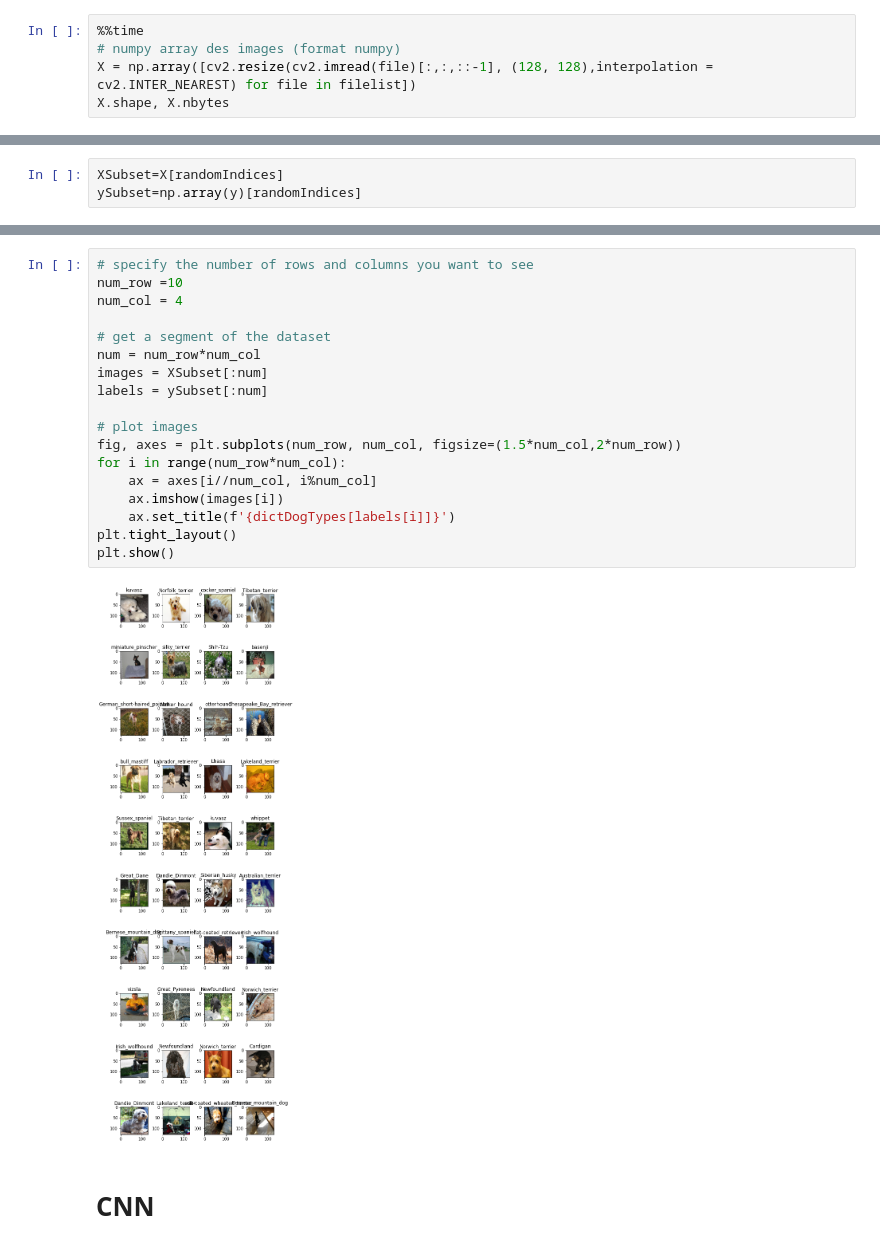
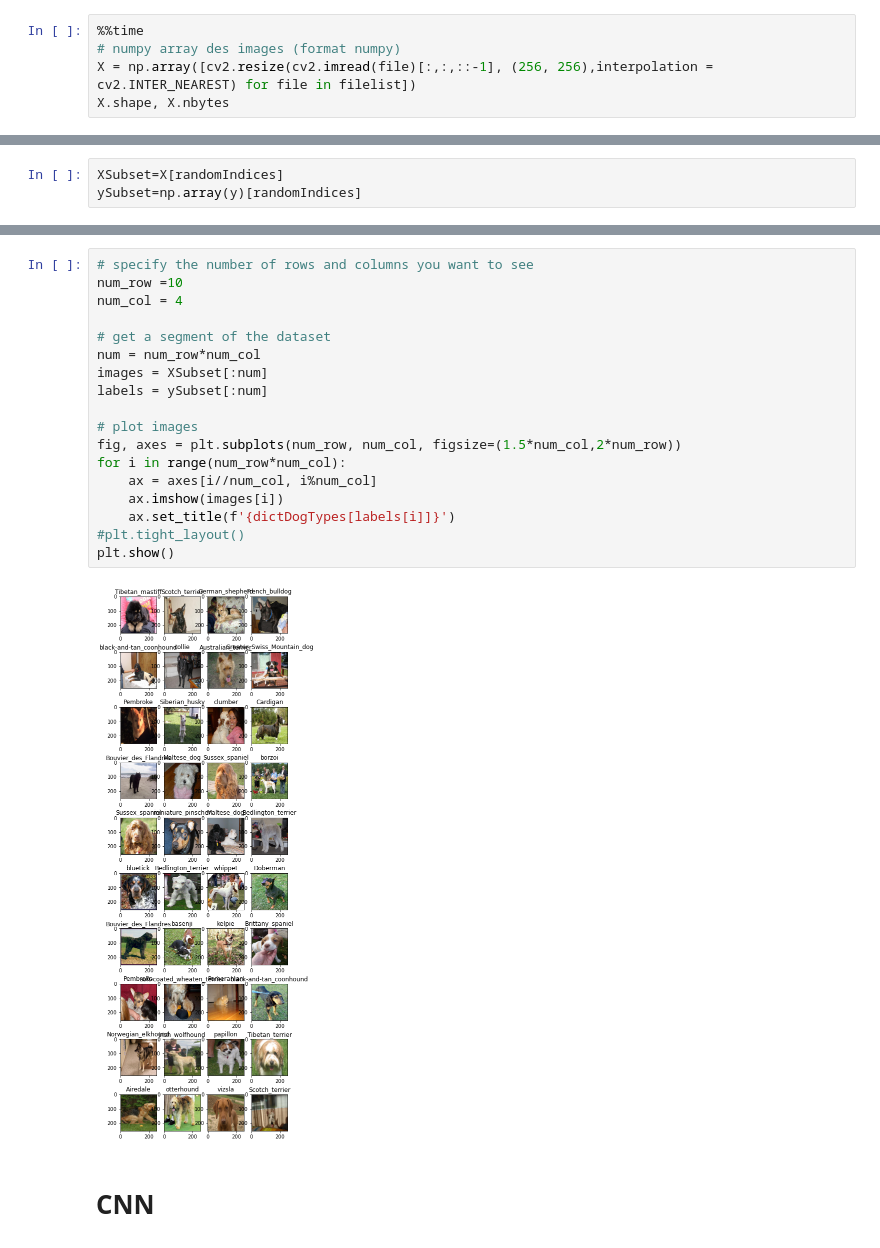
Before and after one commit to 8huit/reconnaissance-automatique-de-races-de-chien, a Jupyter notebook: P07_01_Realisez_des_indexations_automatiques_d_images.ipynb, the cells around one changed output, grey strips where cells are left out. Saved outputs shown, nothing was run; the diff lists cells and outputs as text.

```diff
--- a/P07_01_Realisez_des_indexations_automatiques_d_images.ipynb
+++ b/P07_01_Realisez_des_indexations_automatiques_d_images.ipynb
@@ -178,6 +248,6 @@ len(dogTypes)
 # %%
 %%time
 # numpy array des images (format numpy)
-X = np.array([cv2.resize(cv2.imread(file)[:,:,::-1], (128, 128),interpolation = cv2.INTER_NEAREST) for file in filelist])
+X = np.array([cv2.resize(cv2.imread(file)[:,:,::-1], (256, 256),interpolation = cv2.INTER_NEAREST) for file in filelist])
 X.shape, X.nbytes
 # %% [output]
@@ -257,23 +323,23 @@ joblib.dump(ySubset,"ySubset.jbl.bz2")
 # %%
 # specify the number of rows and columns you want to see
 num_row =10
 num_col = 4
 
 # get a segment of the dataset
 num = num_row*num_col
 images = XSubset[:num]
 labels = ySubset[:num]
 
 # plot images
 fig, axes = plt.subplots(num_row, num_col, figsize=(1.5*num_col,2*num_row))
 for i in range(num_row*num_col):
     ax = axes[i//num_col, i%num_col]
     ax.imshow(images[i])
     ax.set_title(f'{dictDogTypes[labels[i]]}')
-plt.tight_layout()
+#plt.tight_layout()
 plt.show()
 # %% [output]
-[figure, old version]
+[figure, new version]
 # %% [markdown]
 # CNN
 # %% [markdown]
```
Also changed, not shown: parts of 75 cells of this notebook.
